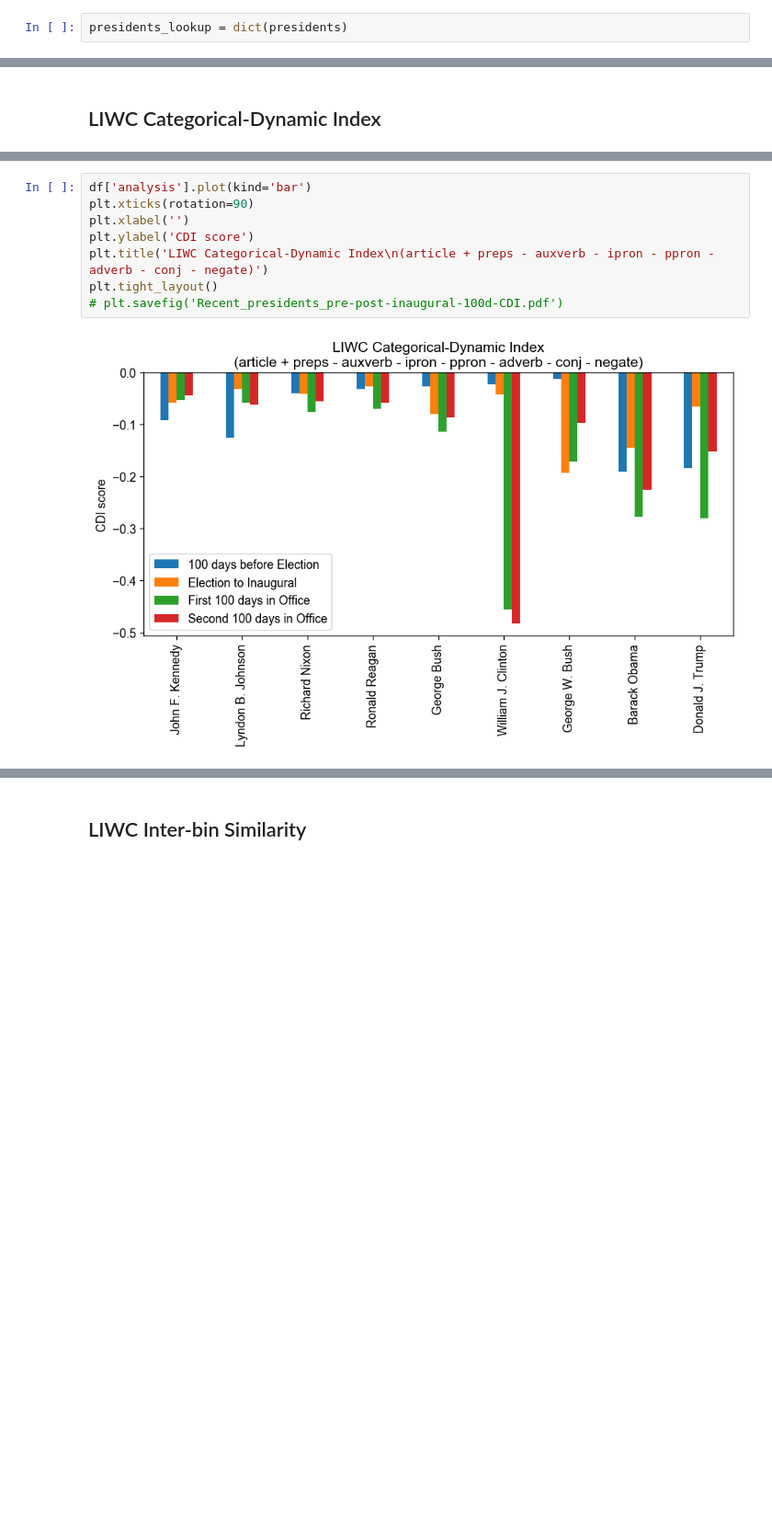
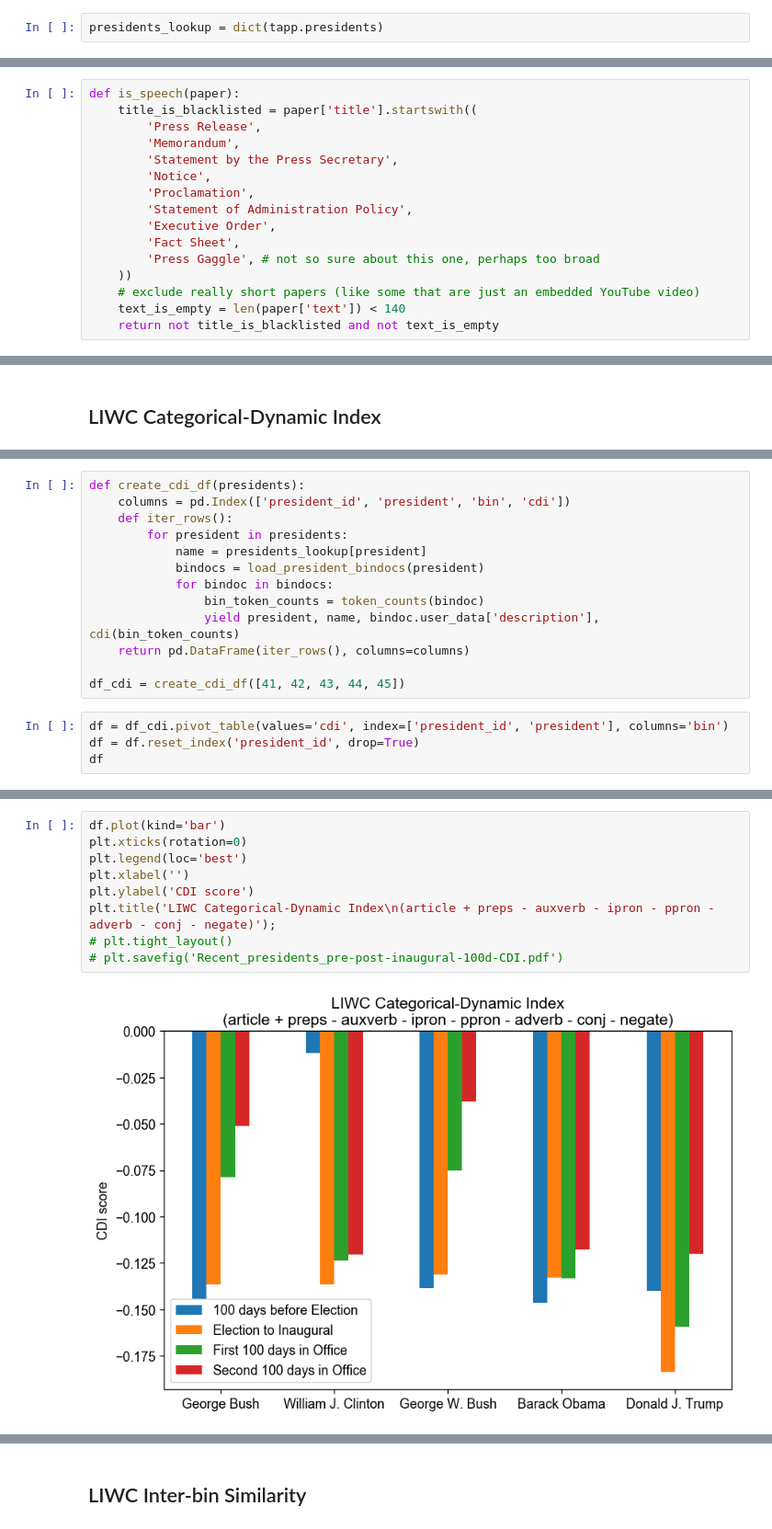
Before and after one commit to chbrown/presidents, a Jupyter notebook: notebooks/Inaugural-Shift.ipynb, the cells around one changed output, grey strips where cells are left out. Shown at 92% size. Drawn from its saved outputs; the diff is of its cells as text; blank space fills up the shorter version.

```diff
--- a/notebooks/Inaugural-Shift.ipynb
+++ b/notebooks/Inaugural-Shift.ipynb
@@ -35,4 +52,4 @@ from presidents.scraping.tapp import presidents
 # %%
-presidents_lookup = dict(presidents)
+presidents_lookup = dict(tapp.presidents)
 # %%
 liwc_parse_token, liwc_category_names = liwc.load_token_parser('/usr/local/data/liwc_2007.dic')
@@ -204,0 +95,16 @@ def create_bin_analysis_df(presidents_with_bins, analyze_bins):
+# %%
+def is_speech(paper):
+    title_is_blacklisted = paper['title'].startswith((
+        'Press Release',
+        'Memorandum',
+        'Statement by the Press Secretary',
+        'Notice',
+        'Proclamation',
+        'Statement of Administration Policy',
+        'Executive Order',
+        'Fact Sheet',
+        'Press Gaggle', # not so sure about this one, perhaps too broad
+    ))
+    # exclude really short papers (like some that are just an embedded YouTube video)
+    text_is_empty = len(paper['text']) < 140
+    return not title_is_blacklisted and not text_is_empty
@@ -241,0 +465,17 @@ df.columns = pd.Index(list(df.columns), tupleize_cols=True)
+# %%
+def create_cdi_df(presidents):
+    columns = pd.Index(['president_id', 'president', 'bin', 'cdi'])
+    def iter_rows():
+        for president in presidents:
+            name = presidents_lookup[president]
+            bindocs = load_president_bindocs(president)
+            for bindoc in bindocs:
+                bin_token_counts = token_counts(bindoc)
+                yield president, name, bindoc.user_data['description'], cdi(bin_token_counts)
+    return pd.DataFrame(iter_rows(), columns=columns)
+
+df_cdi = create_cdi_df([41, 42, 43, 44, 45])
+# %%
+df = df_cdi.pivot_table(values='cdi', index=['president_id', 'president'], columns='bin')
+df = df.reset_index('president_id', drop=True)
+df
@@ -242,10 +490,11 @@ df.columns = pd.Index(list(df.columns), tupleize_cols=True)
 # %%
-df['analysis'].plot(kind='bar')
-plt.xticks(rotation=90)
+df.plot(kind='bar')
+plt.xticks(rotation=0)
+plt.legend(loc='best')
 plt.xlabel('')
 plt.ylabel('CDI score')
-plt.title('LIWC Categorical-Dynamic Index\n(article + preps - auxverb - ipron - ppron - adverb - conj - negate)')
-plt.tight_layout()
+plt.title('LIWC Categorical-Dynamic Index\n(article + preps - auxverb - ipron - ppron - adverb - conj - negate)');
+# plt.tight_layout()
 # plt.savefig('Recent_presidents_pre-post-inaugural-100d-CDI.pdf')
 # %% [output]
-[figure, old version]
+[figure, new version]
```
Also changed, not shown: parts of 72 cells of this notebook.
